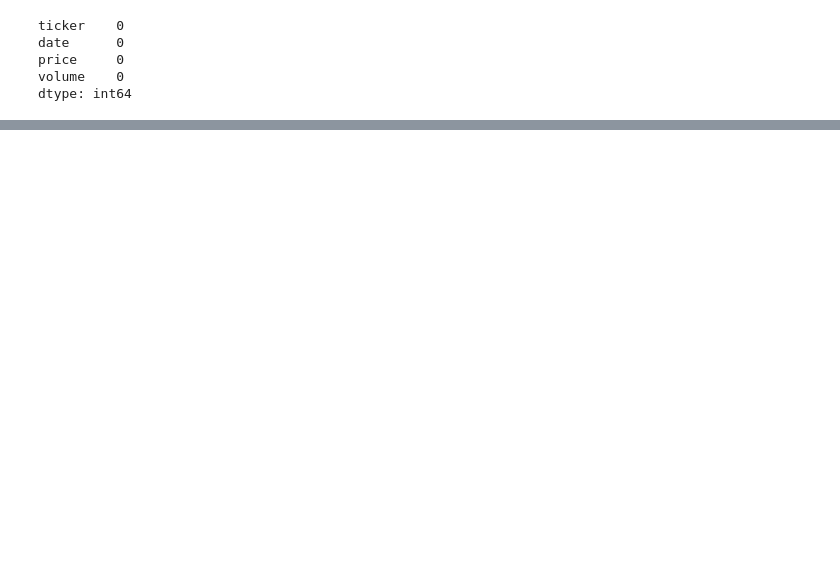
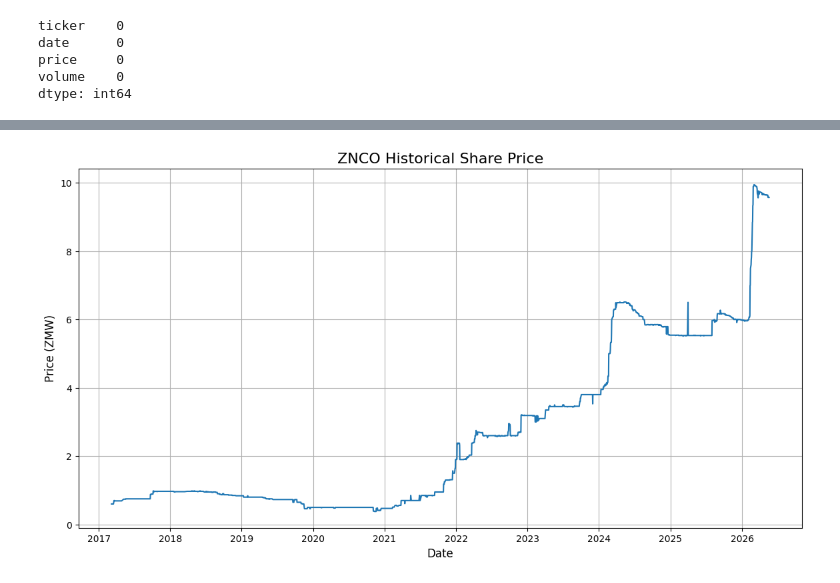
Before and after one commit to RalDaka/zambia-capital-markets-analysis, a Jupyter notebook: notebooks/luse_analysis.ipynb, the cells around one changed output, grey strips where cells are left out. Drawn from its saved outputs; the diff is of its cells as text; code cells hidden in the pictures; blank space fills up the shorter version.

```diff
--- a/notebooks/luse_analysis.ipynb
+++ b/notebooks/luse_analysis.ipynb
@@ -67,0 +166,14 @@ dtype: int64
+# %%
+plt.figure(figsize=(14,7))
+
+plt.plot(zanaco["date"], zanaco["price"])
+
+plt.title("ZNCO Historical Share Price", fontsize=16)
+plt.xlabel("Date", fontsize=12)
+plt.ylabel("Price (ZMW)", fontsize=12)
+
+plt.grid(True)
+
+plt.show()
+# %% [output]
+[figure, added]
```
Also changed, not shown: parts of 33 cells of this notebook, 4 other files.
